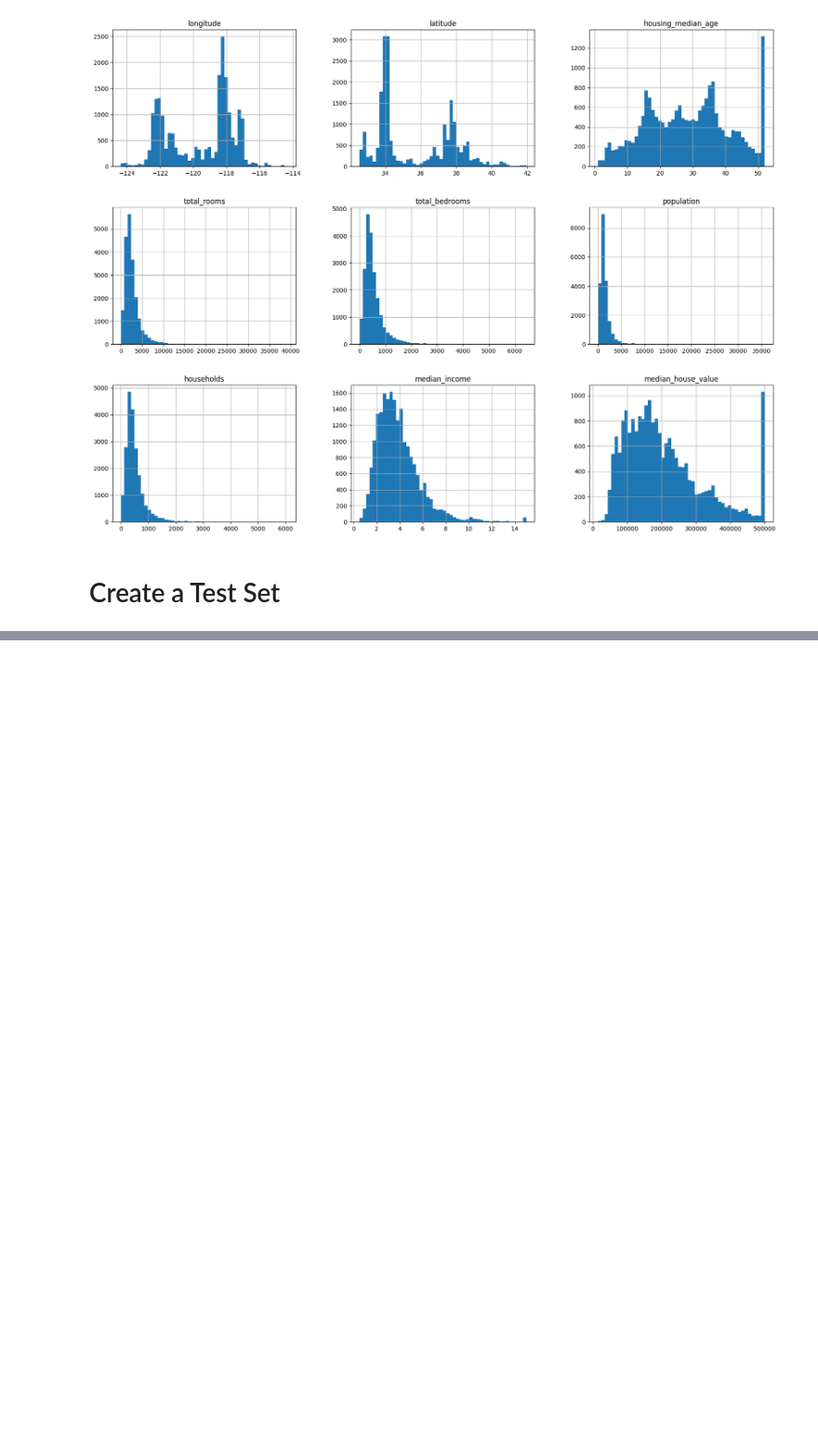
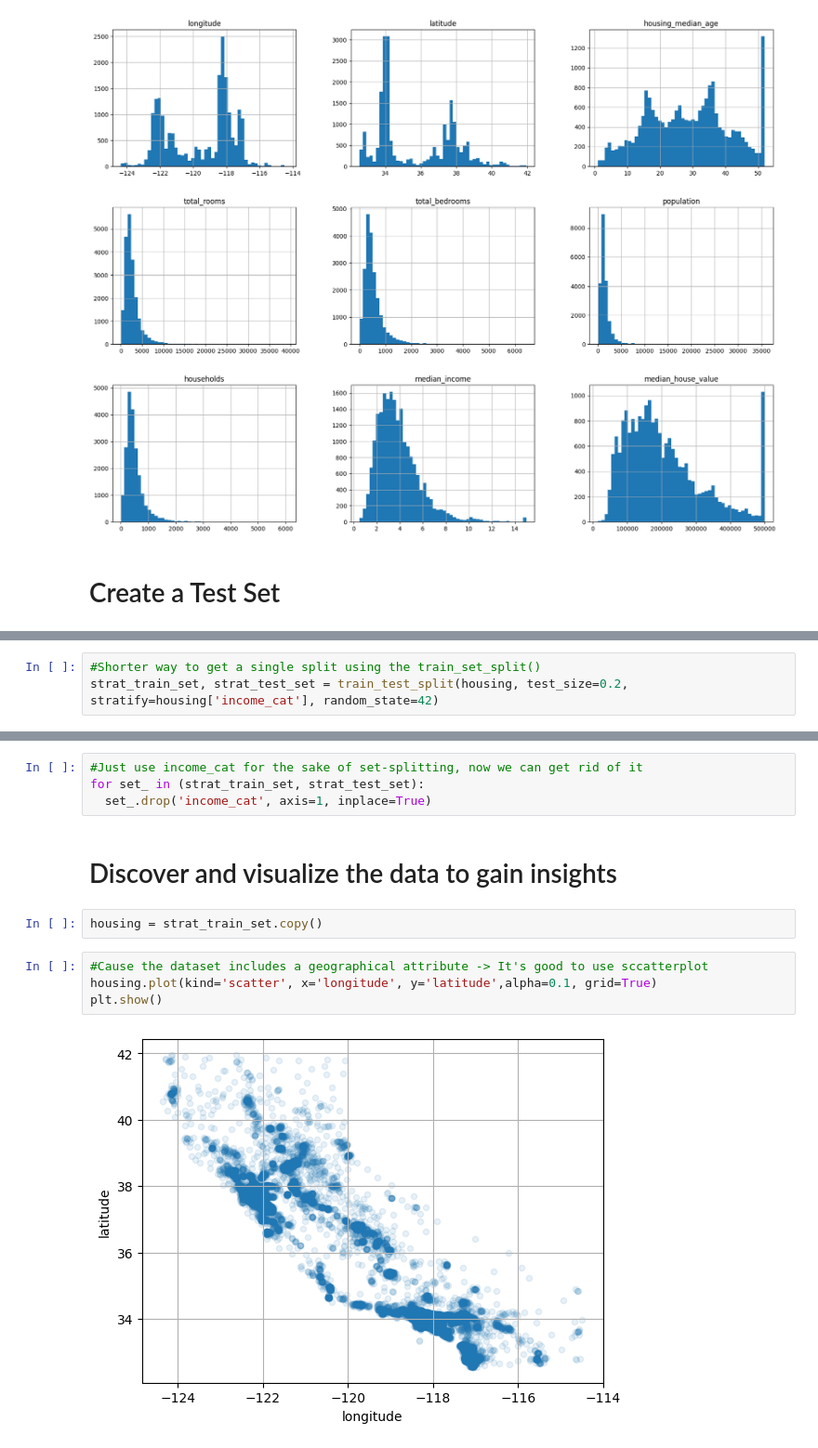
Before and after one commit to trhieu2/hands-on-ml-practices, a Jupyter notebook: end_to_end_price_prediction.ipynb, the cells around one changed output, grey strips where cells are left out. Shown at 93% size. Drawn from its saved outputs; the diff is of its cells as text; blank space fills up the shorter version.

```diff
--- a/end_to_end_price_prediction.ipynb
+++ b/end_to_end_price_prediction.ipynb
@@ -86,0 +136,3 @@ plt.show()
+# %%
+#Shorter way to get a single split using the train_set_split()
+strat_train_set, strat_test_set = train_test_split(housing, test_size=0.2, stratify=housing['income_cat'], random_state=42)
@@ -86,0 +150,14 @@ plt.show()
+# %%
+#Just use income_cat for the sake of set-splitting, now we can get rid of it
+for set_ in (strat_train_set, strat_test_set):
+  set_.drop('income_cat', axis=1, inplace=True)
+# %% [markdown]
+# Discover and visualize the data to gain insights
+# %%
+housing = strat_train_set.copy()
+# %%
+#Cause the dataset includes a geographical attribute -> It's good to use sccatterplot
+housing.plot(kind='scatter', x='longitude', y='latitude',alpha=0.1, grid=True)
+plt.show()
+# %% [output]
+[figure, added]
```
Also changed, not shown: parts of 15 cells of this notebook.
